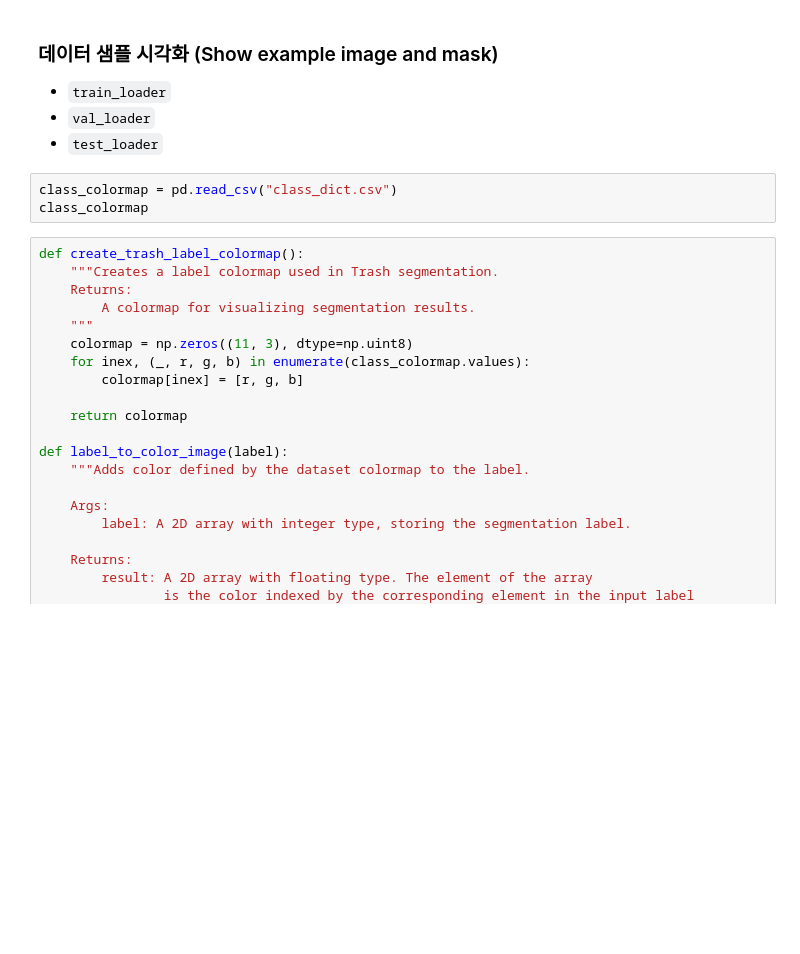
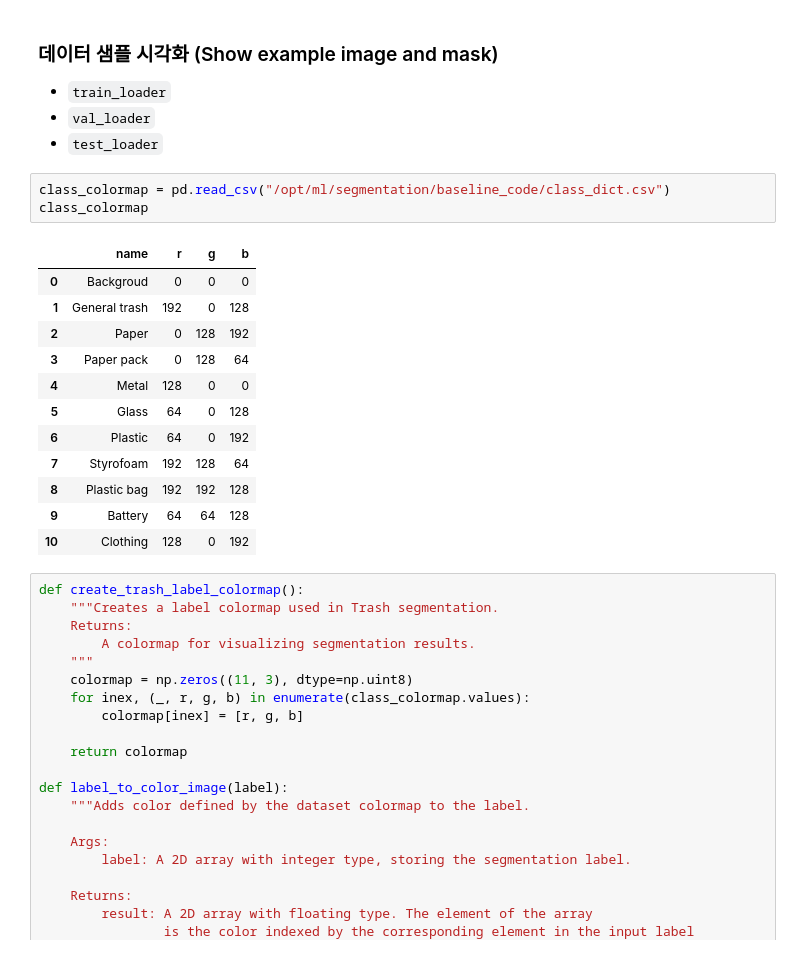
Before and after one commit to deokgu1994/p_stage_my_server, a Jupyter notebook: Mission/mission_1_notebook/FCN 8s.ipynb, the cells around one changed output. Cells and saved outputs as stored; diff of their text form; blank space fills up the shorter version.

```diff
--- a/Mission/mission_1_notebook/FCN 8s.ipynb
+++ b/Mission/mission_1_notebook/FCN 8s.ipynb
@@ -300,8 +300,21 @@ index created!
 - `val_loader`
 - `test_loader`
 # %%
-class_colormap = pd.read_csv("class_dict.csv")
+class_colormap = pd.read_csv("/opt/ml/segmentation/baseline_code/class_dict.csv")
 class_colormap
+# %% [output]
+|  | name | r | g | b |
+| 0 | Backgroud | 0 | 0 | 0 |
+| 1 | General trash | 192 | 0 | 128 |
+| 2 | Paper | 0 | 128 | 192 |
+| 3 | Paper pack | 0 | 128 | 64 |
+| 4 | Metal | 128 | 0 | 0 |
+| 5 | Glass | 64 | 0 | 128 |
+| 6 | Plastic | 64 | 0 | 192 |
+| 7 | Styrofoam | 192 | 128 | 64 |
+| 8 | Plastic bag | 192 | 192 | 128 |
+| 9 | Battery | 64 | 64 | 128 |
+| 10 | Clothing | 128 | 0 | 192 |
 # %%
 def create_trash_label_colormap():
     """Creates a label colormap used in Trash segmentation.
```
Also changed, not shown: parts of 9 cells of this notebook, 6 other files.
